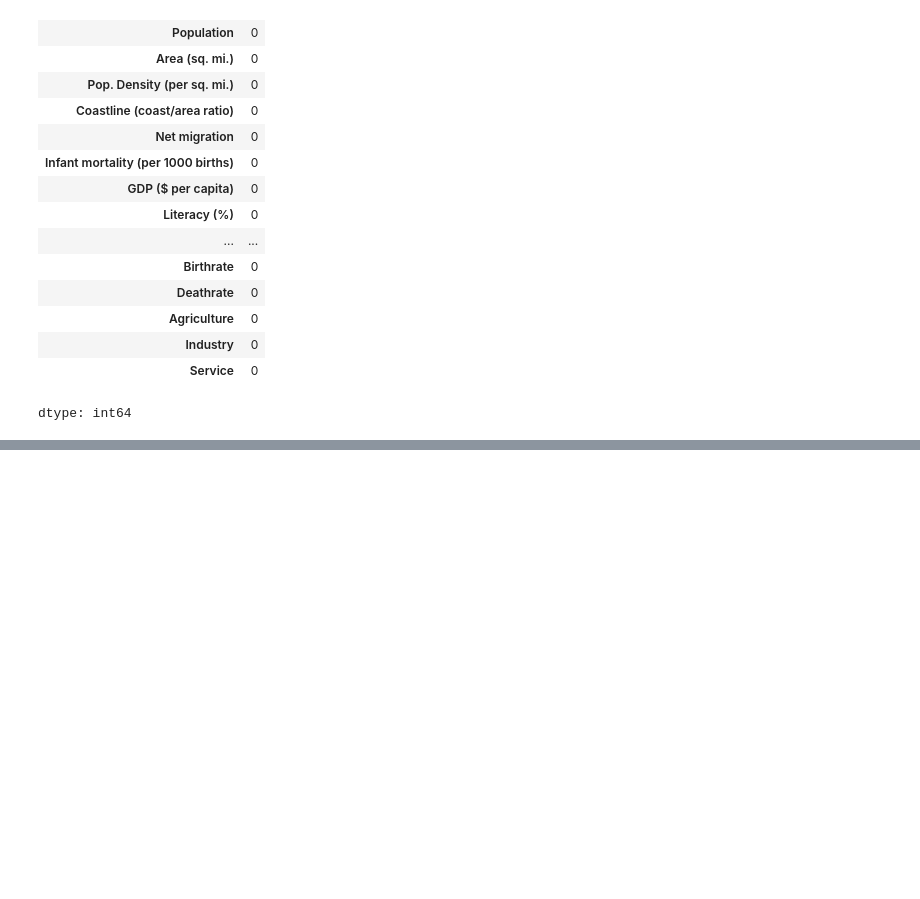
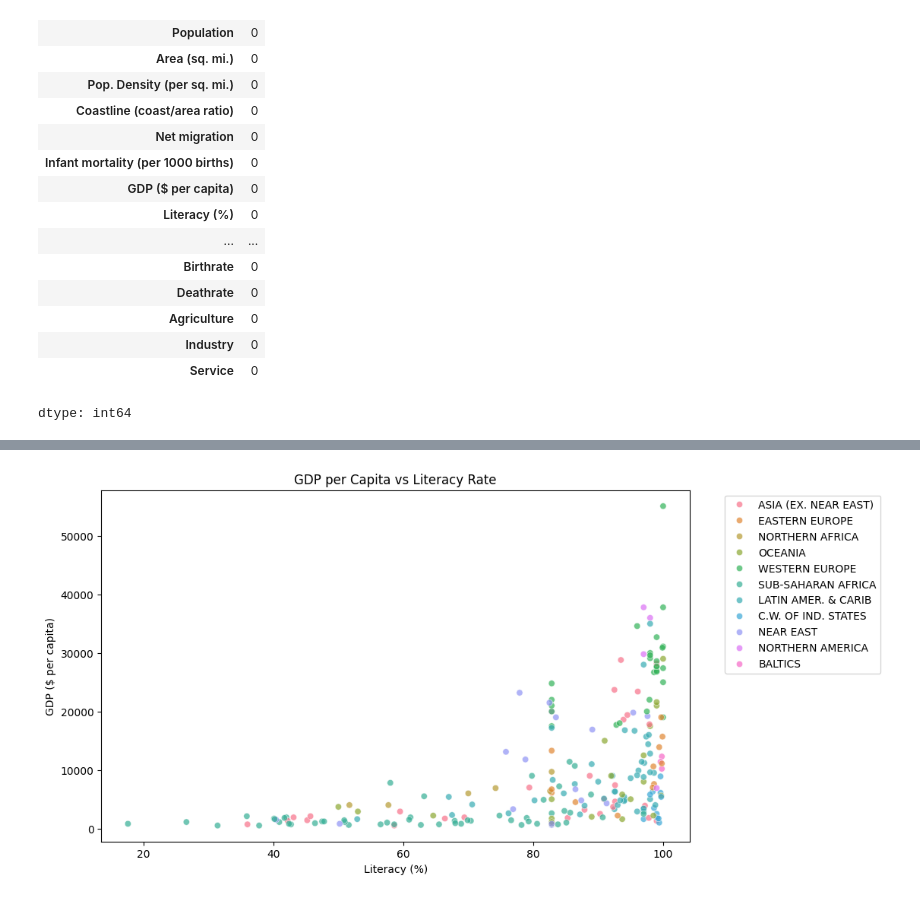
Before and after one commit to haseeb4888-code/Machine-Learning-AI-221-project, a Jupyter notebook: code.ipynb, the cells around one changed output, grey strips where cells are left out. Saved outputs shown, nothing was run; the diff lists cells and outputs as text; code cells hidden in the pictures; blank space fills up the shorter version.

```diff
--- a/code.ipynb
+++ b/code.ipynb
@@ -132,0 +161,8 @@ display(df_encoded.head())
+# %%
+plt.figure(figsize=(10, 6))
+sns.scatterplot(data=df, x='Literacy (%)', y='GDP ($ per capita)', hue='Region', alpha=0.7)
+plt.title('GDP per Capita vs Literacy Rate')
+plt.legend(bbox_to_anchor=(1.05, 1), loc='upper left')
+plt.show()
+# %% [output]
+[figure, added]
```
Also changed, not shown: parts of 3 cells of this notebook.
